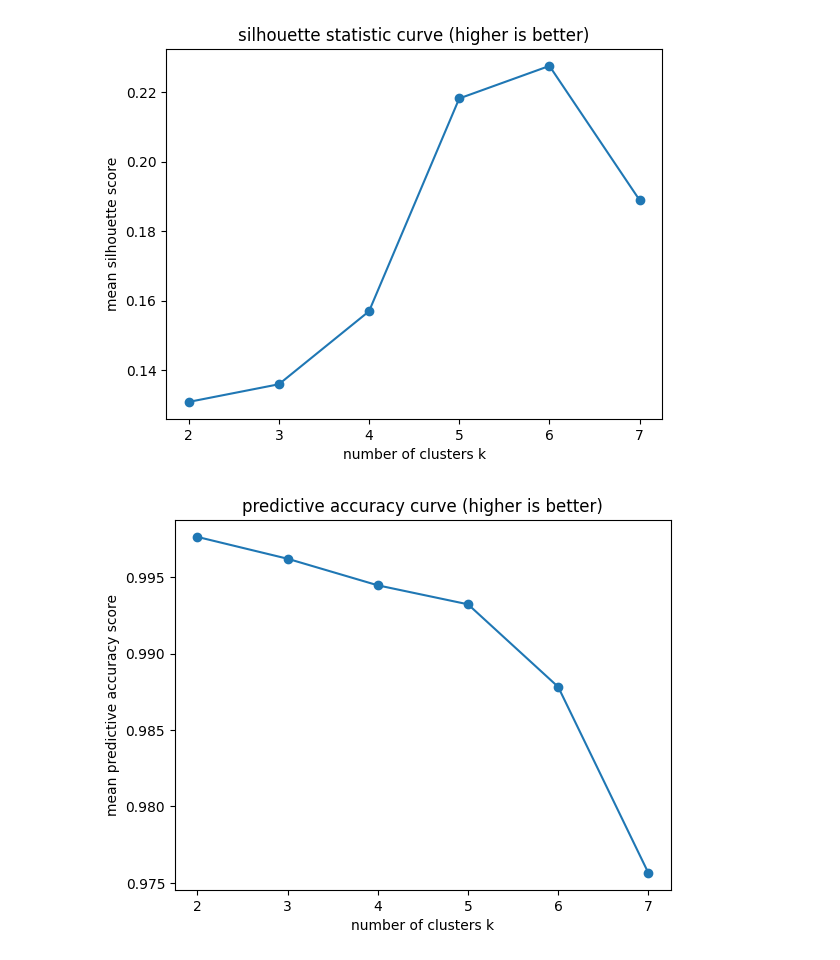
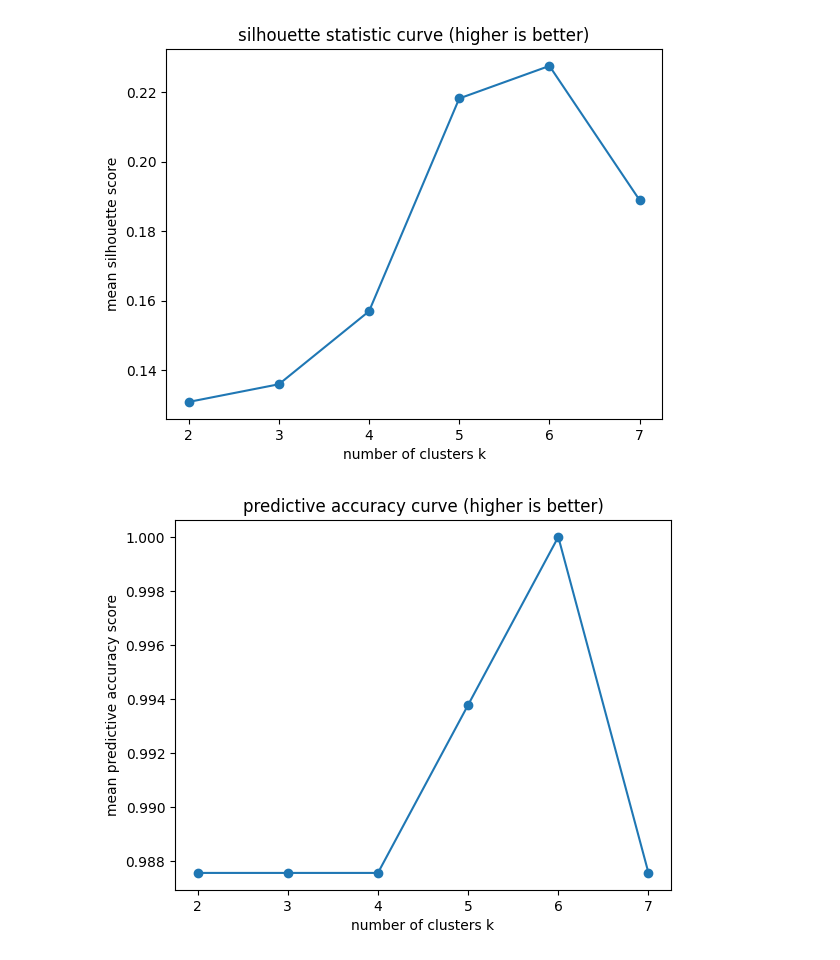
Before and after one commit to DataSlingers/CARVE, a Jupyter notebook: SketchV2_Lecture.ipynb, the cells around one changed output. Drawn from its saved outputs; the diff is of its cells as text; code cells hidden in the pictures.

Commit message:
removed predictive step from iterative loop

```diff
--- a/SketchV2_Lecture.ipynb
+++ b/SketchV2_Lecture.ipynb
@@ -492,6 +492,12 @@ def run_validation(X: np.ndarray, k: int, algorithm: Type[ClusterMixin] = KMeans
     # Gap statistics
     gap_score = gap_statistic(X, ref_labels)
 
+    # Predictive performance
+    train_idx, test_idx = subsample_indices(n_samples, ratio=rho, random_state=0)
+    rf = train_rf(X[train_idx], ref_labels[train_idx], **rf_kwargs)
+    ref_labels_pred = rf.predict(X[test_idx])
+    pred_acc = accuracy_score(ref_labels[test_idx], ref_labels_pred)
+
 
     for s in tqdm(range(S), desc=f'validation iterations for k = {k}'):
         # 1. subsample
@@ -503,8 +509,8 @@ def run_validation(X: np.ndarray, k: int, algorithm: Type[ClusterMixin] = KMeans
         labels_A_train, model_A = cluster_and_get_labels(X[A_train_idx], algorithm, **cluster_kwargs)
         cluster_kwargs["random_state"] = s + S
         labels_B_train, model_B = cluster_and_get_labels(X[B_train_idx], algorithm, **cluster_kwargs)
-        labels_A_test = model_A.predict(X[A_test_idx])
-        labels_B_test = model_B.predict(X[B_test_idx])
+        # labels_A_test = model_A.predict(X[A_test_idx])
+        # labels_B_test = model_B.predict(X[B_test_idx])
 
         # 2. Silhouette statistics
         # silhouette_stat_A = silhouette_score(X[A_train_idx], labels_A_train)
@@ -523,28 +529,28 @@ def run_validation(X: np.ndarray, k: int, algorithm: Type[ClusterMixin] = KMeans
 
         # 5. Predictive strength
         # train random forest classifier
-        rf_kwargs["random_state"] = s
-        rf_A = train_rf(X[A_train_idx], labels_A_train, **rf_kwargs)
-        rf_kwargs["random_state"] = s + S
-        rf_B = train_rf(X[B_train_idx], labels_B_train, **rf_kwargs)
+        # rf_kwargs["random_state"] = s
+        # rf_A = train_rf(X[A_train_idx], labels_A_train, **rf_kwargs)
+        # rf_kwargs["random_state"] = s + S
+        # rf_B = train_rf(X[B_train_idx], labels_B_train, **rf_kwargs)
 
         # predict labels on test sets
-        labels_A_test_pred = rf_A.predict(X[A_test_idx])
-        labels_B_test_pred = rf_B.predict(X[B_test_idx])
+        # labels_A_test_pred = rf_A.predict(X[A_test_idx])
+        # labels_B_test_pred = rf_B.predict(X[B_test_idx])
 
         # predict labels on cross sets
         # labels_A_on_B = rf_A.predict(X[B_test_idx])
         # labels_B_on_A = rf_B.predict(X[A_test_idx])
 
         # compute prediction error metrics
-        acc1 = accuracy_score(labels_A_test, labels_A_test_pred)
+        # acc1 = accuracy_score(labels_A_test, labels_A_test_pred)
         # acc2 = accuracy_score(labels_A_test, labels_B_on_A)
-        acc3 = accuracy_score(labels_B_test, labels_B_test_pred)
+        # acc3 = accuracy_score(labels_B_test, labels_B_test_pred)
         # acc4 = accuracy_score(labels_B_test, labels_A_on_B)
 
         # avg_acc = np.mean([acc1, acc2, acc3, acc4])
-        avg_acc = np.mean([acc1, acc3])
-        pred_acc_scores.append(avg_acc)
+        # avg_acc = np.mean([acc1, acc3])
+        # pred_acc_scores.append(avg_acc)
 
         # 6. update consensus matrix
         full_labels, _ = cluster_and_get_labels(X, algorithm, **cluster_kwargs)
@@ -566,7 +572,8 @@ def run_validation(X: np.ndarray, k: int, algorithm: Type[ClusterMixin] = KMeans
         # 'silhouette_score_iter': np.mean(silhouette_scores),
         # 'gap_score_iter':  np.mean(gap_scores),
         'model_explorer_ari': np.mean(similarity_scores),
-        'pred_acc_scores':np.mean(pred_acc_scores)
+        'pred_acc_score': pred_acc,
+        # 'pred_acc_score_iter':np.mean(pred_acc_scores)
     }
 
     # return results
@@ -579,7 +586,7 @@ results_by_k = {}
 p = X.shape[1]
 
 for k in range(min_k, K+1):
-    results_by_k[k] = run_validation(X=X, k=k, algorithm=KMeans, S=50, rf_kwargs={'n_estimators': 100, 'max_depth': p, 'max_features': int(np.round(np.sqrt(p))), 'random_state': None})
+    results_by_k[k] = run_validation(X=X, k=k, algorithm=KMeans)
 # %% [markdown]
 ---
 ## 3. Analysis of Results:
@@ -618,15 +625,15 @@ plt.show()
 # %% [output]
 [figure]
 # %%
-means = [results_by_k[k]['stats']['pred_acc_scores'] for k in ks]
+means = [results_by_k[k]['stats']['pred_acc_score'] for k in ks]
 
 plt.errorbar(ks, means, fmt='-o')
 plt.xlabel('number of clusters k')
 plt.ylabel('mean predictive accuracy score')
 plt.title('predictive accuracy curve (higher is better)')
 plt.show()
 # %% [output]
-[figure, old version]
+[figure, new version]
 # %%
 cons_matrix = results_by_k[6]['C']
 
```
Also changed, not shown: parts of 3 cells of this notebook, 1 other file.
